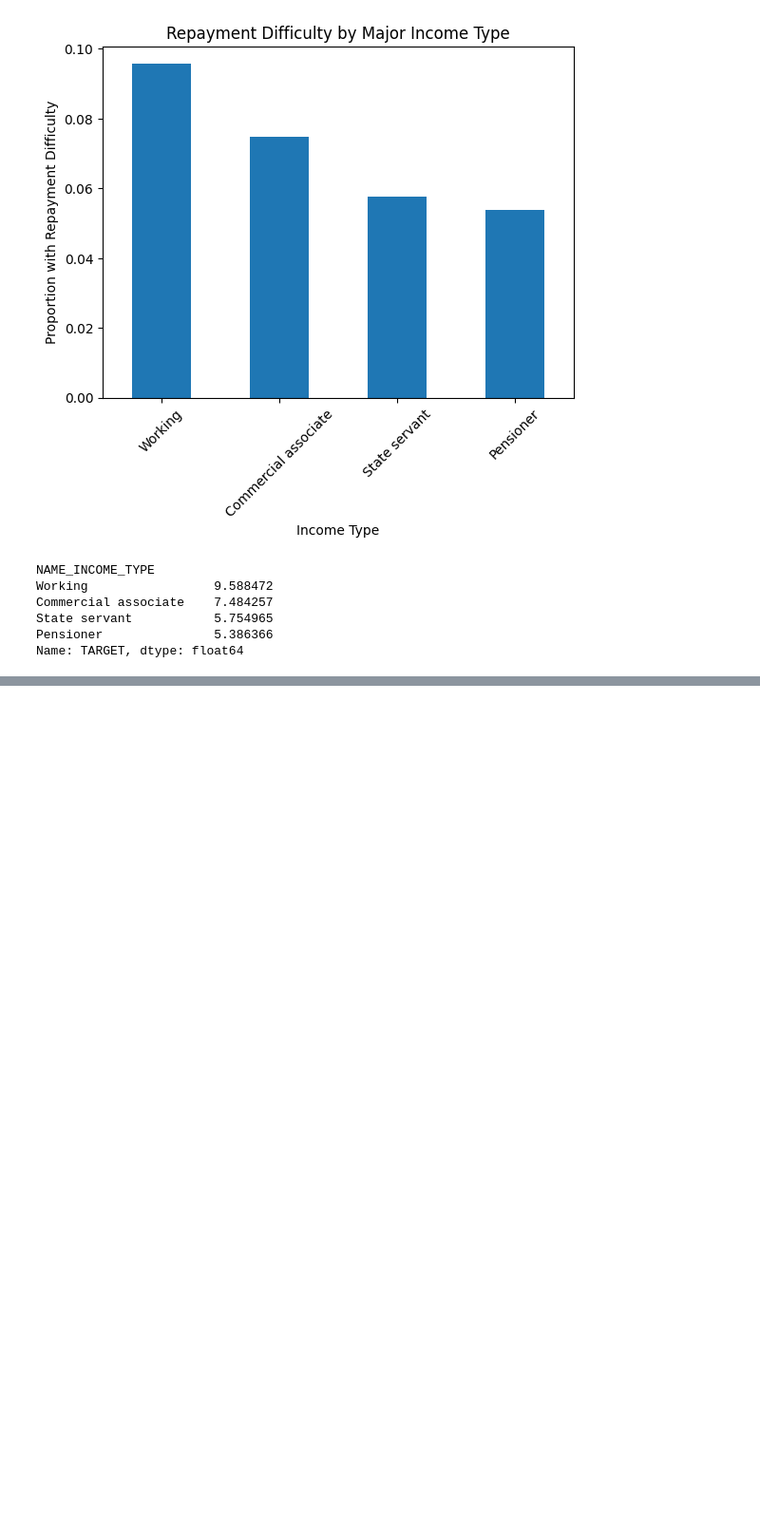
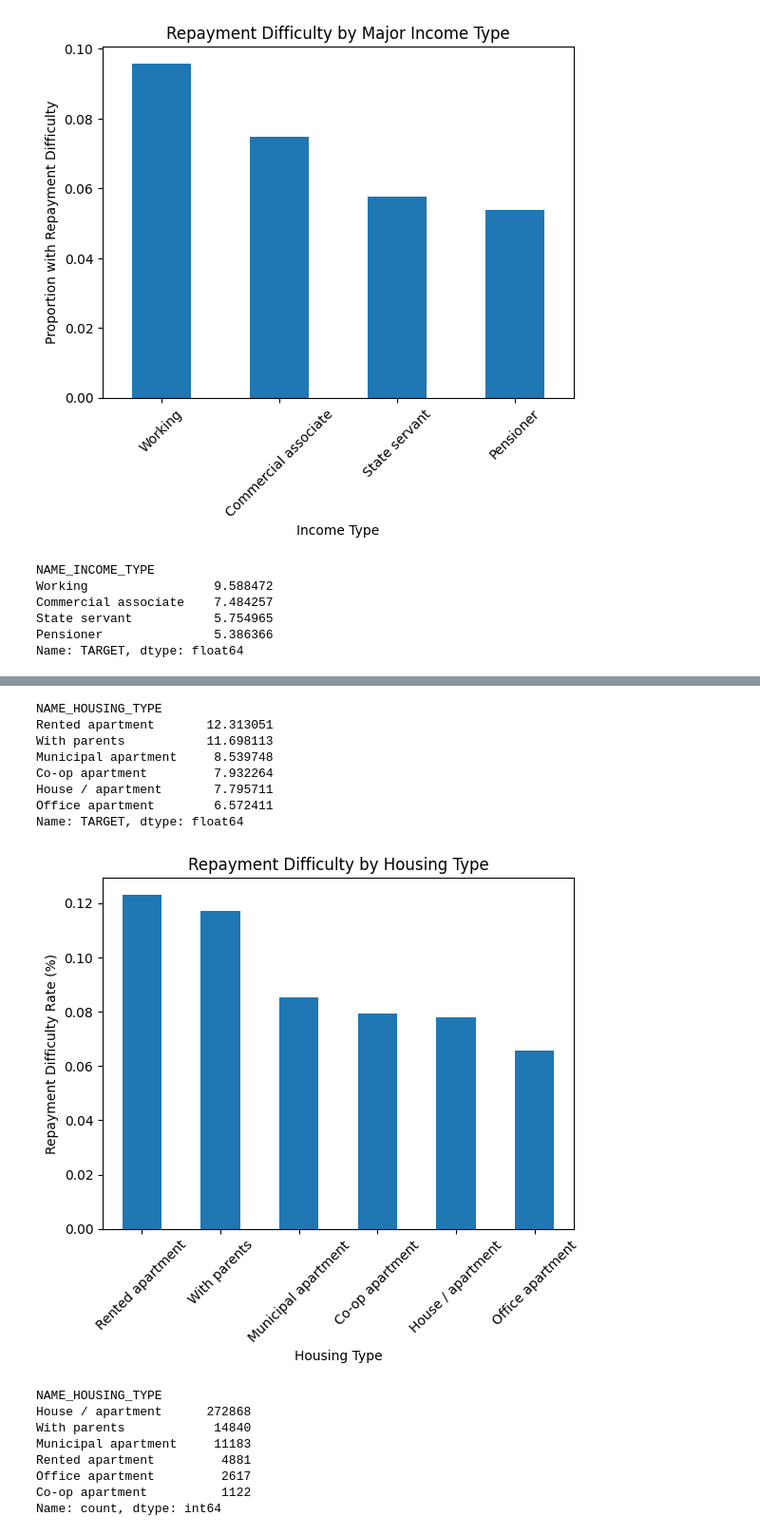
Before and after one commit to chloe-j-brady/home-credit-default-risk, a Jupyter notebook: notebooks/01_exploration.ipynb, the cells around one changed output, grey strips where cells are left out. Shown at 95% size. Cells and saved outputs as stored; diff of their text form; code cells hidden in the pictures; blank space fills up the shorter version.

```diff
--- a/notebooks/01_exploration.ipynb
+++ b/notebooks/01_exploration.ipynb
@@ -329,0 +483,6 @@ Name: TARGET, dtype: float64
+# %%
+train["DAYS_EMPLOYED_CLEAN"] = train["DAYS_EMPLOYED"].replace(365243, np.nan)
+
+train["EMPLOYED_YEARS"] = -train["DAYS_EMPLOYED_CLEAN"] / 365
+
+print(train.groupby("TARGET")["EMPLOYED_YEARS"].mean())
@@ -329,0 +503,6 @@ Name: TARGET, dtype: float64
+# %%
+train["ANNUITY_INCOME_RATIO"] = (
+    train["AMT_ANNUITY"] / train["AMT_INCOME_TOTAL"]
+)
+
+print(train.groupby("TARGET")["ANNUITY_INCOME_RATIO"].mean())
@@ -329,0 +523,36 @@ Name: TARGET, dtype: float64
+# %%
+housing_risk = (
+    train.groupby("NAME_HOUSING_TYPE")["TARGET"]
+    .mean()
+    .sort_values(ascending=False)
+)
+
+print(housing_risk * 100)
+
+housing_risk.plot.bar()
+
+plt.title("Repayment Difficulty by Housing Type")
+plt.xlabel("Housing Type")
+plt.ylabel("Repayment Difficulty Rate (%)")
+plt.xticks(rotation=45)
+plt.show()
+
+print(train["NAME_HOUSING_TYPE"].value_counts())
+# %% [output]
+NAME_HOUSING_TYPE
+Rented apartment       12.313051
+With parents           11.698113
+Municipal apartment     8.539748
+Co-op apartment         7.932264
+House / apartment       7.795711
+Office apartment        6.572411
+Name: TARGET, dtype: float64
+[figure, added]
+NAME_HOUSING_TYPE
+House / apartment      272868
+With parents            14840
+Municipal apartment     11183
+Rented apartment         4881
+Office apartment         2617
+Co-op apartment          1122
+Name: count, dtype: int64
```
Also changed, not shown: parts of 19 cells of this notebook.
